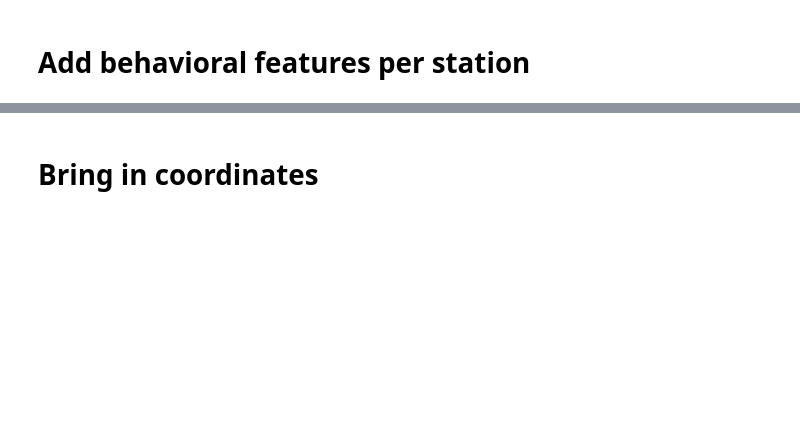
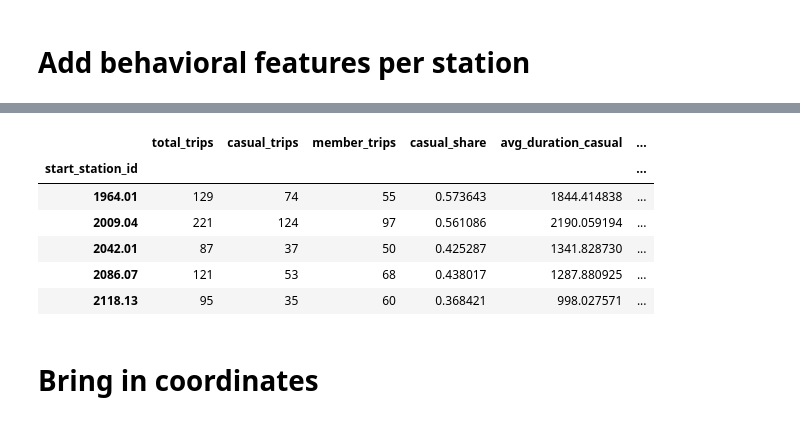
Before and after one commit to ameliatuttle26/Citybike-mapping, a Jupyter notebook: Notebooks/02_station_aggregation.ipynb, the cells around one changed output, grey strips where cells are left out. Saved outputs shown, nothing was run; the diff lists cells and outputs as text; code cells hidden in the pictures; blank space fills up the shorter version.

```diff
--- a/Notebooks/02_station_aggregation.ipynb
+++ b/Notebooks/02_station_aggregation.ipynb
@@ -49,2 +183,11 @@ dtype: object
 # %% [markdown]
 # Add behavioral features per station
+# %%
+# average trip duration by station and user type
+duration_by_type = (
+    df.groupby(['start_station_id', 'member_casual'])['trip_duration']
+    .mean()
+    .unstack()
+    .rename(columns={'casual': 'avg_duration_casual', 'member': 'avg_duration_member'})
+)
+duration_by_type.head()
@@ -50,0 +202,9 @@ dtype: object
+# %%
+# average trip distance by station and user type
+distance_by_type = (
+    df.groupby(['start_station_id', 'member_casual'])['trip_distance_km']
+    .mean()
+    .unstack()
+    .rename(columns={'casual': 'avg_distance_casual', 'member': 'avg_distance_member'})
+)
+distance_by_type.head()
@@ -50,0 +219,9 @@ dtype: object
+# %%
+# share of trips starting on weekends by station
+weekend_share = (
+    df.groupby('start_station_id')['is_weekend']
+    .mean()
+    .rename('weekend_trip_share')
+)
+
+print(weekend_share.head())
@@ -51,2 +236,21 @@ dtype: object
+# %%
+# most common start hour for each station
+peak_hour = (
+    df.groupby('start_station_id')['start_hour']
+    .agg(lambda x: x.mode()[0])
+    .rename('peak_hour')
+)
+# %%
+# combine all behavioral metrics into the main station_agg dataframe
+station_agg = station_agg.join([duration_by_type, distance_by_type, weekend_share, peak_hour])
+station_agg.head()
+# %% [output]
+|  | total_trips | casual_trips | member_trips | casual_share | avg_duration_casual | ... |
+| start_station_id |  |  |  |  |  | ... |
+| 1964.01 | 129 | 74 | 55 | 0.573643 | 1844.414838 | ... |
+| 2009.04 | 221 | 124 | 97 | 0.561086 | 2190.059194 | ... |
+| 2042.01 | 87 | 37 | 50 | 0.425287 | 1341.828730 | ... |
+| 2086.07 | 121 | 53 | 68 | 0.438017 | 1287.880925 | ... |
+| 2118.13 | 95 | 35 | 60 | 0.368421 | 998.027571 | ... |
 # %% [markdown]
 # Bring in coordinates
```
Also changed, not shown: parts of 25 cells of this notebook, 1 other file.
